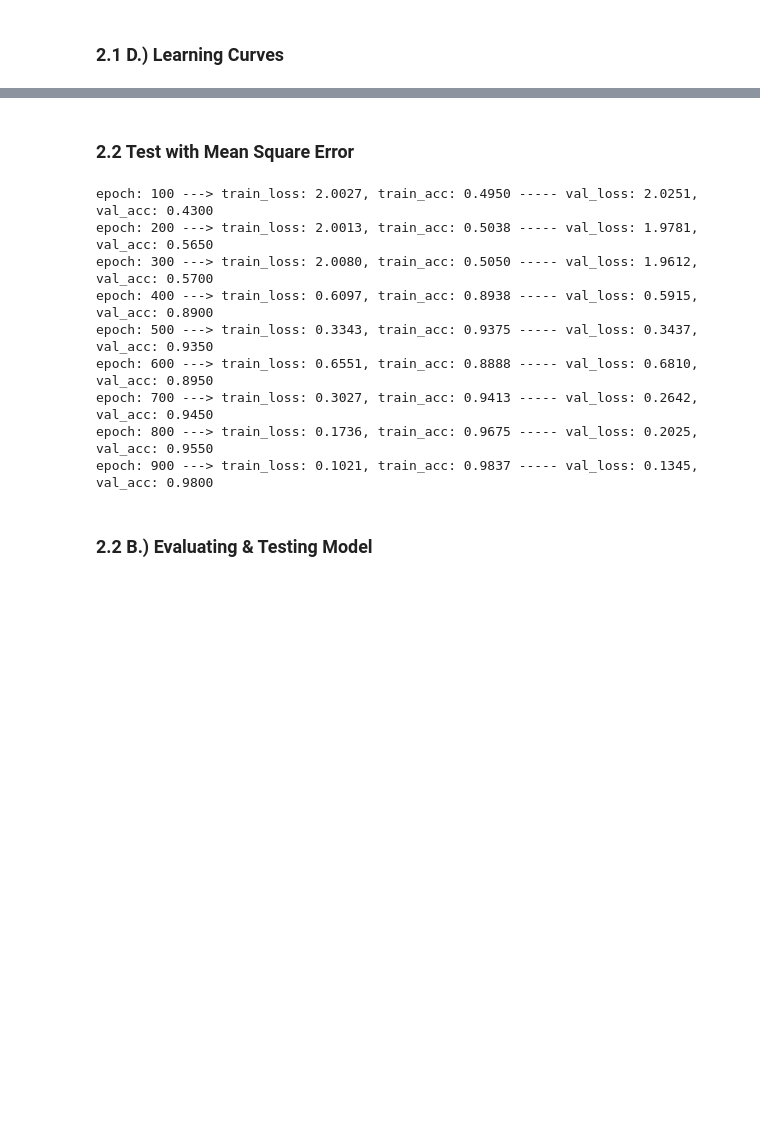
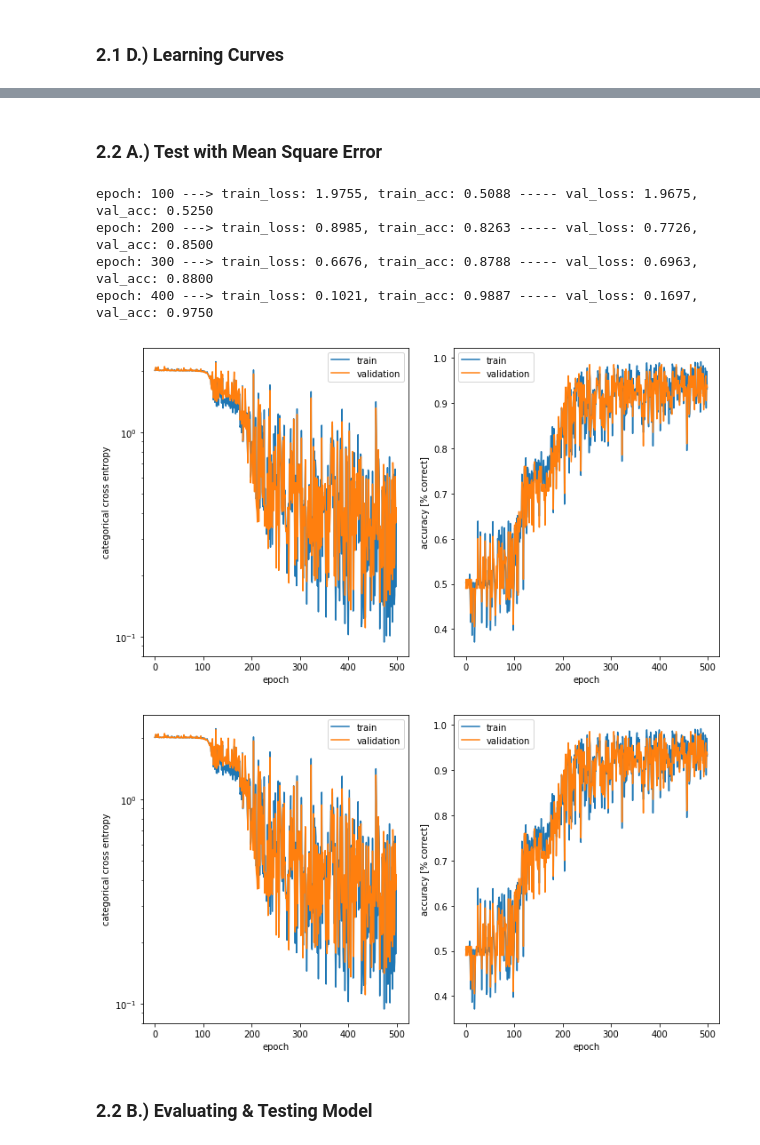
Before and after one commit to mumcuyan/dl-framework, a Jupyter notebook: guide.ipynb, the cells around one changed output, grey strips where cells are left out. Cells and saved outputs as stored; diff of their text form; code cells hidden in the pictures; blank space fills up the shorter version.

```diff
--- a/guide.ipynb
+++ b/guide.ipynb
@@ -324,5 +381,5 @@ plot_report(train_report)
 # %% [markdown]
-### 2.2 Test with Mean Square Error
+### 2.2 A.) Test with Mean Square Error
 # %%
 # Prepare data for Mean Square Error - network
 x_train, y_train_label = generate_data(num_of_points=1000)
@@ -355,26 +423,26 @@ mse_model = get_mse_model(input_neurons=x_train.shape[1], output_neurons=y_train
 # create an optimizer
 # by specifying learning rate, momentum coefficent and L2 regularization coefficient
 # (same as categorical-cross entropy)
-opt = SGD(lr=0.1, momentum_coef=0, weight_decay=0.2)
+opt = SGD(lr=0.1, momentum_coef=0.0, weight_decay=0.0)
 
 y_train = label2one_hot(y_train_label, val=-1)
 
 # Given model, x_train and y_train optimizer trains model
 train_report = opt.train(mse_model, x_train, y_train,
                         batch_size = 128,   # batch_size
-                        num_of_epochs=1000,  # specification of # epochs for training
+                        num_of_epochs=500,  # specification of # epochs for training
                         val_split=0.2,  # the ratio of split for validation
                         verbose=1) # set it 1 to report model performance
 # %% [output]
-epoch: 100 ---> train_loss: 2.0027, train_acc: 0.4950 ----- val_loss: 2.0251, val_acc: 0.4300
-epoch: 200 ---> train_loss: 2.0013, train_acc: 0.5038 ----- val_loss: 1.9781, val_acc: 0.5650
-epoch: 300 ---> train_loss: 2.0080, train_acc: 0.5050 ----- val_loss: 1.9612, val_acc: 0.5700
-epoch: 400 ---> train_loss: 0.6097, train_acc: 0.8938 ----- val_loss: 0.5915, val_acc: 0.8900
-epoch: 500 ---> train_loss: 0.3343, train_acc: 0.9375 ----- val_loss: 0.3437, val_acc: 0.9350
-epoch: 600 ---> train_loss: 0.6551, train_acc: 0.8888 ----- val_loss: 0.6810, val_acc: 0.8950
-epoch: 700 ---> train_loss: 0.3027, train_acc: 0.9413 ----- val_loss: 0.2642, val_acc: 0.9450
-epoch: 800 ---> train_loss: 0.1736, train_acc: 0.9675 ----- val_loss: 0.2025, val_acc: 0.9550
-epoch: 900 ---> train_loss: 0.1021, train_acc: 0.9837 ----- val_loss: 0.1345, val_acc: 0.9800
+epoch: 100 ---> train_loss: 1.9755, train_acc: 0.5088 ----- val_loss: 1.9675, val_acc: 0.5250
+epoch: 200 ---> train_loss: 0.8985, train_acc: 0.8263 ----- val_loss: 0.7726, val_acc: 0.8500
+epoch: 300 ---> train_loss: 0.6676, train_acc: 0.8788 ----- val_loss: 0.6963, val_acc: 0.8800
+epoch: 400 ---> train_loss: 0.1021, train_acc: 0.9887 ----- val_loss: 0.1697, val_acc: 0.9750
+# %%
+plot_report(train_report, is_save_fig=True)
+# %% [output]
+[figure, added]
+[figure, added]
 # %% [markdown]
 ### 2.2 B.) Evaluating & Testing Model
 # %%
```
Also changed, not shown: parts of 18 cells of this notebook, 10 other files.
